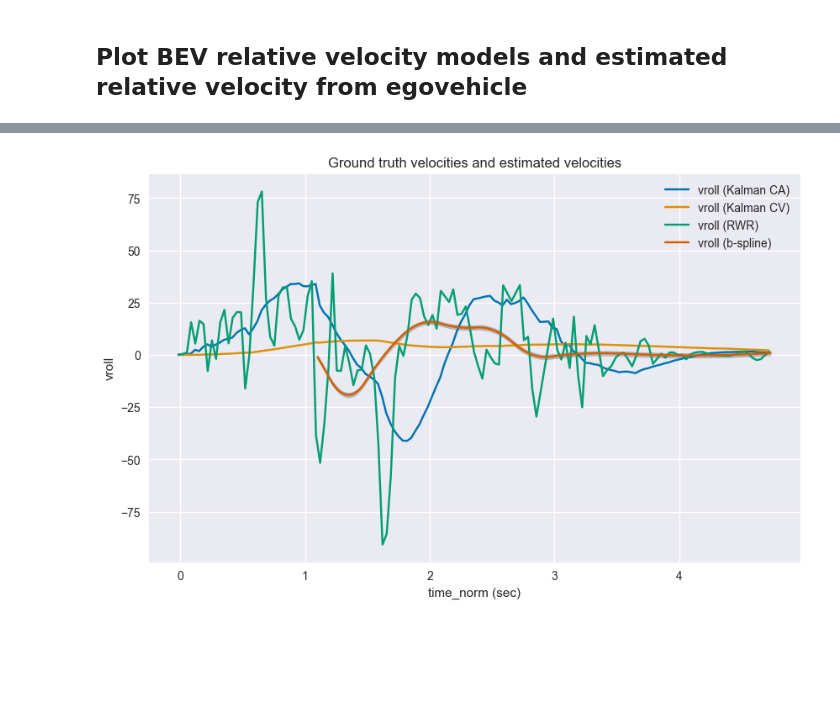
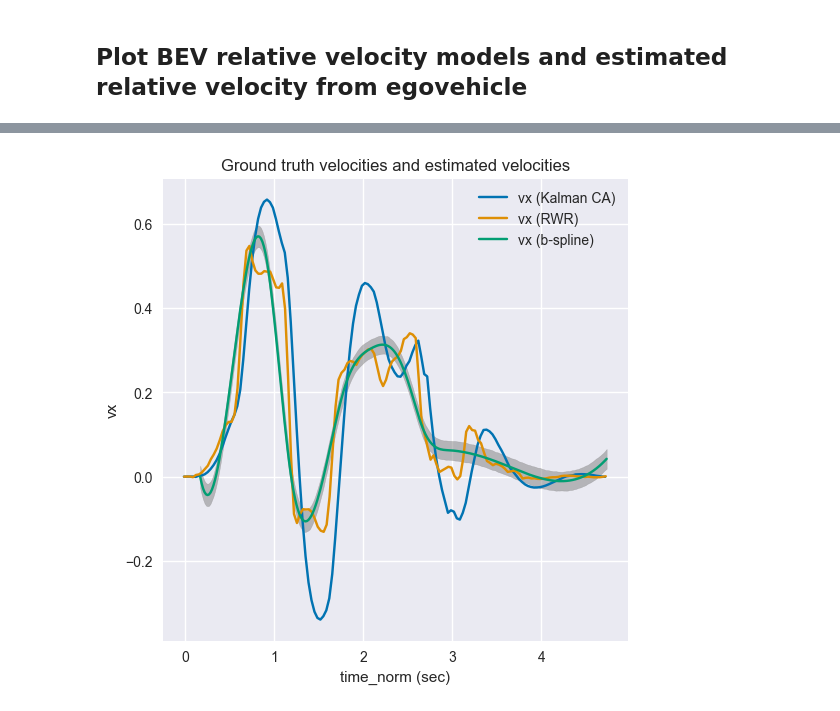
Before and after one commit to ShungFei/autonomous_f1tenth, a Jupyter notebook: src/perception/perception/scripts/model_fitting.ipynb, the cells around one changed output, grey strips where cells are left out. Saved outputs shown, nothing was run; the diff lists cells and outputs as text; code cells hidden in the pictures; blank space fills up the shorter version.

```diff
--- a/src/perception/perception/scripts/model_fitting.ipynb
+++ b/src/perception/perception/scripts/model_fitting.ipynb
@@ -193,13 +193,13 @@ pchip_params = []
 
 # Fit polynomial models for poses from BEV
 for df_name in ["ego_bev_left_df", "ego_bev_right_df", "opp_bev_left_df", "opp_bev_right_df"]:
-  for col in ["tx", "ty", "tz", "roll", "pitch", "yaw"]:
-    pchip_params.append(PchipParams(df_name, "time_norm (sec)", col))
+  for dim in ["tx", "ty", "tz", "roll", "pitch", "yaw"]:
+    pchip_params.append(PchipParams(df_name, "time_norm (sec)", dim))
 
 # Fit polynomial models for relative poses
 for df_name in ["rel_poses_left_df", "rel_poses_right_df", "rel_poses_avg_df"]:
-  for col in ["tx", "ty", "tz", "roll", "pitch", "yaw"]:
-    pchip_params.append(PchipParams(df_name, "time_norm (sec)", col))
+  for dim in ["tx", "ty", "tz", "roll", "pitch", "yaw"]:
+    pchip_params.append(PchipParams(df_name, "time_norm (sec)", dim))
 
 for smoothing_type in ["raw"] + smoothing_funcs:
   fit_pchip_interpolators(run1_data, pchip_params, smoothing_type)
@@ -254,21 +254,21 @@ def fit_spline(run_data, params: list[SplineParams], smoothing_type: str):
 
 spline_params = []
 for df_name in ["ego_bev_left_df", "ego_bev_right_df", "opp_bev_left_df", "opp_bev_right_df"]:
-  for col in ["tx", "ty", "tz", "roll", "pitch", "yaw"]:
-    if col == "tz":
-      spline_params.append(SplineParams(df_name, "time_norm (sec)", col, 3, 0))
+  for dim in ["tx", "ty", "tz", "roll", "pitch", "yaw"]:
+    if dim == "tz":
+      spline_params.append(SplineParams(df_name, "time_norm (sec)", dim, 3, 0))
     else:
-      spline_params.append(SplineParams(df_name, "time_norm (sec)", col, 4, 0))
+      spline_params.append(SplineParams(df_name, "time_norm (sec)", dim, 4, 0))
 
 # Fit B-spline for relative poses
 for df_name in ["rel_poses_left_df", "rel_poses_right_df", "rel_poses_avg_df"]:
-  for col in ["tx", "ty", "tz", "roll", "pitch", "yaw"]:
-    if col == "rel_z":
-      spline_params.append(SplineParams(df_name, "time_norm (sec)", col, 3, 0.01))
-    elif col in ["roll", "pitch", "yaw"]:
-      spline_params.append(SplineParams(df_name, "time_norm (sec)", col, 3, 30))
+  for dim in ["tx", "ty", "tz", "roll", "pitch", "yaw"]:
+    if dim == "rel_z":
+      spline_params.append(SplineParams(df_name, "time_norm (sec)", dim, 3, 0.01))
+    elif dim in ["roll", "pitch", "yaw"]:
+      spline_params.append(SplineParams(df_name, "time_norm (sec)", dim, 3, 30))
     else:
-      spline_params.append(SplineParams(df_name, "time_norm (sec)", col, 4, 0.01))
+      spline_params.append(SplineParams(df_name, "time_norm (sec)", dim, 4, 0.01))
 
 
 for smoothing_type in ["raw"] + smoothing_funcs:
@@ -429,36 +579,37 @@ def plot_velocity(run: dict, smoothing_type: str, monte_carlo_df: str, rel_poses
   spline_tx, spline_vx, spline_ax = run[smoothing_type]["spline"][rel_poses_df][col]
   pchip_tx, pchip_vx, pchip_ax = run[smoothing_type]["pchip"][rel_poses_df][col]
 
   # Polynomials overshoot at the beginning so we need to find the first zero crossing
   poly_vx_vals = np.polyval(poly_vx, run[smoothing_type]["rel_poses_right_df"]["time_norm (sec)"])
   poly_first_zero = max(np.argmax(poly_vx_vals > 0), np.argmax(poly_vx_vals < 0))
 
   spline_vx_vals = spline_vx(run[smoothing_type]["rel_poses_right_df"]["time_norm (sec)"])
   spline_first_zero = max(np.argmax(spline_vx_vals > 0), np.argmax(spline_vx_vals < 0))
 
   # Plot the state estimation techinques
   sns.lineplot(data=run["kalman_ca_df"], x="time_norm (sec)", y=vel_col, label=f"{vel_col} (Kalman CA)")
-  sns.lineplot(data=run["kalman_cv_df"], x="time_norm (sec)", y=vel_col, label=f"{vel_col} (Kalman CV)")
+  # sns.lineplot(data=run["kalman_cv_df"], x="time_norm (sec)", y=vel_col, label=f"{vel_col} (Kalman CV)")
   sns.lineplot(data=run["rwr_df"], x="time_norm (sec)", y=vel_col, label=f"{vel_col} (RWR)")
 
   # Plot the ground truths
 
   # sns.lineplot(x=run[smoothing_type][rel_poses_df]["time_norm (sec)"].iloc[poly_first_zero:],
   #              y=poly_vx_vals[poly_first_zero:], label=f'{vel_col} (poly)')
   # plt.fill_between(run[monte_carlo_df]["time_norm (sec)"].iloc[poly_first_zero:],
   #                 poly_vx_vals[poly_first_zero:] + k * vel_error[f"{col}_std"].iloc[poly_first_zero:],
   #                 poly_vx_vals[poly_first_zero:] - k * vel_error[f"{col}_std"].iloc[poly_first_zero:], color='gray', alpha=0.5)
   sns.lineplot(x=run[smoothing_type][rel_poses_df]["time_norm (sec)"].iloc[spline_first_zero:],
                y=spline_vx_vals[spline_first_zero:], label=f"{vel_col} (b-spline)")
   plt.fill_between(run[monte_carlo_df]["time_norm (sec)"].iloc[spline_first_zero:],
                   spline_vx_vals[spline_first_zero:] + k * vel_error[f"{col}_std"].iloc[spline_first_zero:],
                   spline_vx_vals[spline_first_zero:] - k * vel_error[f"{col}_std"].iloc[spline_first_zero:], color='gray', alpha=0.5)
   # sns.lineplot(x=run[smoothing_type][rel_poses_df]["time_norm (sec)"],
   #               y=pchip_vx(run[smoothing_type][rel_poses_df]["time_norm (sec)"]), label=f'v_x ({smoothing_type} -> pchip)')
+  plt.savefig(f"{figures_dir}/{run['bev_path'].split('/')[-1]}_{smoothing_type}_relative_velocity.png", transparent=True)
 
-plot_velocity(run, smoothing_type, monte_carlo_df_name, rel_poses_df_name, "roll", "vroll", (10, 6))
+plot_velocity(run, smoothing_type, monte_carlo_df_name, rel_poses_df_name, "tx", "vx", (6, 6))
 # %% [output]
-[figure, old version]
+[figure, new version]
 # %%
 # compute the mean squared error of the velocity taking into account the uncertainty
 def compute_velocity_mse(run: dict, smoothing_type: str, monte_carlo_df: str, rel_poses_df: str, col: str, vel_col: str):
```
Also changed, not shown: parts of 7 cells of this notebook.
